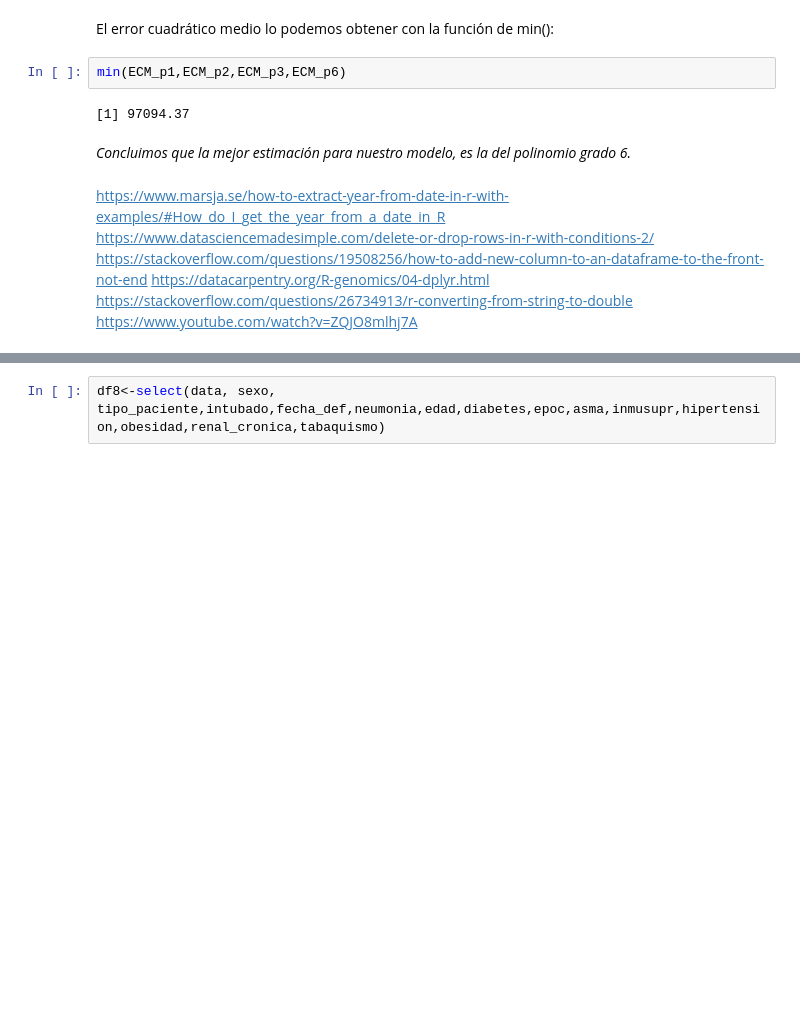
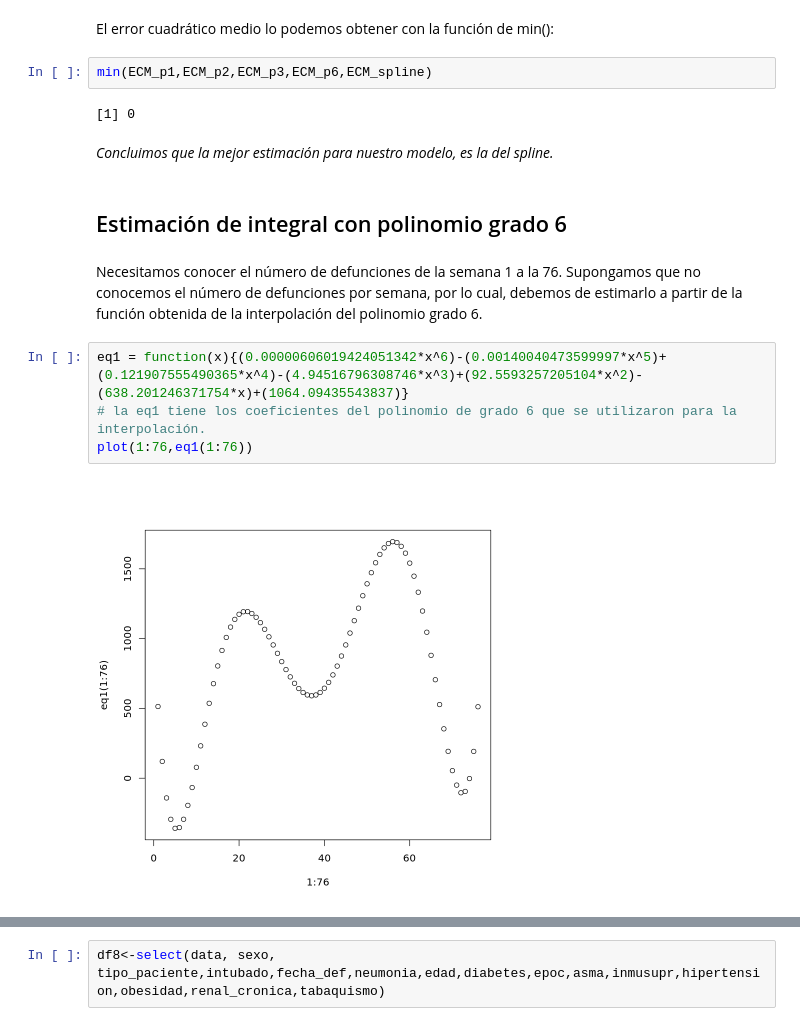
Before and after one commit to prope-2021-gh-classroom/practica-final-verano-2021-marcoyel21, a Jupyter notebook: extraccion_limpieza.ipynb, the cells around one changed output, grey strips where cells are left out. Cells and saved outputs as stored; diff of their text form; blank space fills up the shorter version.

```diff
--- a/extraccion_limpieza.ipynb
+++ b/extraccion_limpieza.ipynb
@@ -411,15 +379,19 @@ ECM_p6<-M_S_E(df6$approx6,df6$muertes)# ECM PARA POLINOMIO G6
 # %% [markdown]
 El error cuadrático medio lo podemos obtener con la función de min():
 # %%
-min(ECM_p1,ECM_p2,ECM_p3,ECM_p6)
+min(ECM_p1,ECM_p2,ECM_p3,ECM_p6,ECM_spline)
 # %% [output]
-[1] 97094.37
+[1] 0
 # %% [markdown]
-*Concluimos que la mejor estimación para nuestro modelo, es la del polinomio grado 6.*
+*Concluimos que la mejor estimación para nuestro modelo, es la del spline.*
-# %% [markdown]
-https://www.marsja.se/how-to-extract-year-from-date-in-r-with-examples/#How_do_I_get_the_year_from_a_date_in_R
-https://www.datasciencemadesimple.com/delete-or-drop-rows-in-r-with-conditions-2/
-https://stackoverflow.com/questions/19508256/how-to-add-new-column-to-an-dataframe-to-the-front-not-end
-https://datacarpentry.org/R-genomics/04-dplyr.html
-https://stackoverflow.com/questions/26734913/r-converting-from-string-to-double
-https://www.youtube.com/watch?v=ZQJO8mlhj7A
+# %% [markdown]
+<h2>Estimación de integral con polinomio grado 6</h2>
+# %% [markdown]
+Necesitamos conocer el número de defunciones de la semana 1 a la 76.
+Supongamos que no conocemos el número de defunciones por semana, por lo cual, debemos de estimarlo a partir de la función obtenida de la interpolación del polinomio grado 6.
+# %%
+eq1 = function(x){(0.00000606019424051342*x^6)-(0.00140040473599997*x^5)+(0.121907555490365*x^4)-(4.94516796308746*x^3)+(92.5593257205104*x^2)-(638.201246371754*x)+(1064.09435543837)}
+# la eq1 tiene los coeficientes del polinomio de grado 6 que se utilizaron para la interpolación.
+plot(1:76,eq1(1:76))
+# %% [output]
+[figure, added]
```
Also changed, not shown: parts of 49 cells of this notebook.
